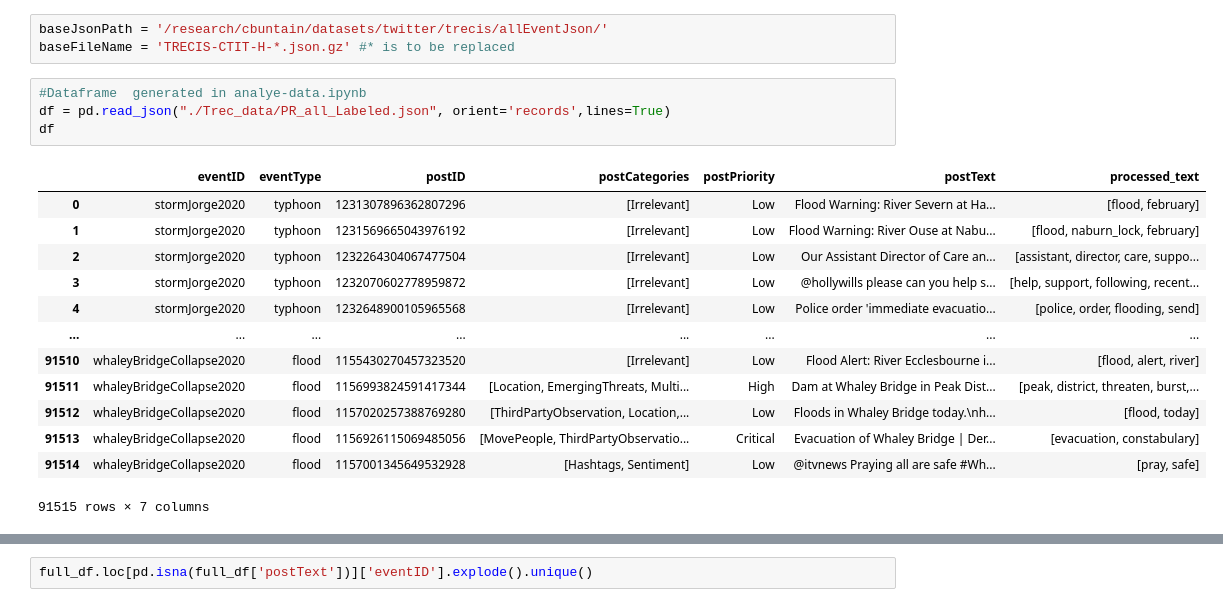
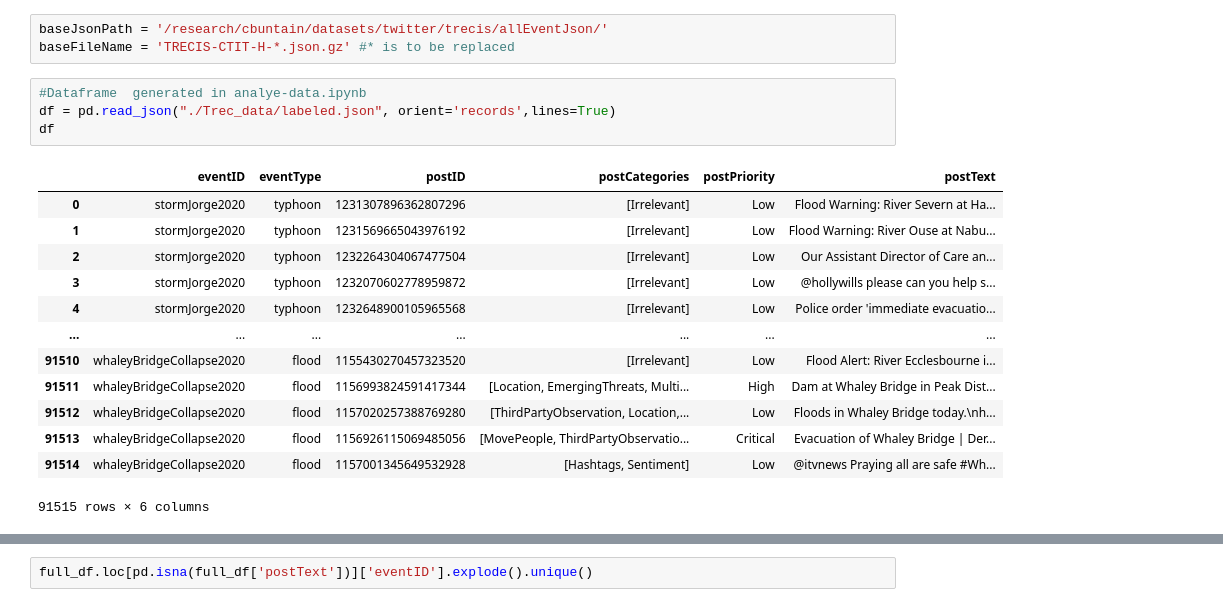
Before and after one commit to acpedersen/REU-2021, a Jupyter notebook: collect-tweets.ipynb, the cells around one changed output, grey strips where cells are left out. Cells and saved outputs as stored; diff of their text form.

Commit message:
updated sbert using regular text

```diff
--- a/collect-tweets.ipynb
+++ b/collect-tweets.ipynb
@@ -43,22 +43,22 @@ baseJsonPath = '/research/cbuntain/datasets/twitter/trecis/allEventJson/'
 baseFileName = 'TRECIS-CTIT-H-*.json.gz' #* is to be replaced
 # %%
 #Dataframe  generated in analye-data.ipynb
-df = pd.read_json("./Trec_data/PR_all_Labeled.json", orient='records',lines=True)
+df = pd.read_json("./Trec_data/labeled.json", orient='records',lines=True)
 df
 # %% [output]
-|  | eventID | eventType | postID | postCategories | postPriority | postText | processed_text |
-| 0 | stormJorge2020 | typhoon | 1231307896362807296 | [Irrelevant] | Low | Flood Warning: River Severn at Ha... | [flood, february] |
-| 1 | stormJorge2020 | typhoon | 1231569665043976192 | [Irrelevant] | Low | Flood Warning: River Ouse at Nabu... | [flood, naburn_lock, february] |
-| 2 | stormJorge2020 | typhoon | 1232264304067477504 | [Irrelevant] | Low | Our Assistant Director of Care an... | [assistant, director, care, suppo... |
-| 3 | stormJorge2020 | typhoon | 1232070602778959872 | [Irrelevant] | Low | @hollywills please can you help s... | [help, support, following, recent... |
-| 4 | stormJorge2020 | typhoon | 1232648900105965568 | [Irrelevant] | Low | Police order 'immediate evacuatio... | [police, order, flooding, send] |
-| ... | ... | ... | ... | ... | ... | ... | ... |
-| 91510 | whaleyBridgeCollapse2020 | flood | 1155430270457323520 | [Irrelevant] | Low | Flood Alert: River Ecclesbourne i... | [flood, alert, river] |
-| 91511 | whaleyBridgeCollapse2020 | flood | 1156993824591417344 | [Location, EmergingThreats, Multi... | High | Dam at Whaley Bridge in Peak Dist... | [peak, district, threaten, burst,... |
-| 91512 | whaleyBridgeCollapse2020 | flood | 1157020257388769280 | [ThirdPartyObservation, Location,... | Low | Floods in Whaley Bridge today.\nh... | [flood, today] |
-| 91513 | whaleyBridgeCollapse2020 | flood | 1156926115069485056 | [MovePeople, ThirdPartyObservatio... | Critical | Evacuation of Whaley Bridge | Der... | [evacuation, constabulary] |
-| 91514 | whaleyBridgeCollapse2020 | flood | 1157001345649532928 | [Hashtags, Sentiment] | Low | @itvnews Praying all are safe #Wh... | [pray, safe] |
+|  | eventID | eventType | postID | postCategories | postPriority | postText |
+| 0 | stormJorge2020 | typhoon | 1231307896362807296 | [Irrelevant] | Low | Flood Warning: River Severn at Ha... |
+| 1 | stormJorge2020 | typhoon | 1231569665043976192 | [Irrelevant] | Low | Flood Warning: River Ouse at Nabu... |
+| 2 | stormJorge2020 | typhoon | 1232264304067477504 | [Irrelevant] | Low | Our Assistant Director of Care an... |
+| 3 | stormJorge2020 | typhoon | 1232070602778959872 | [Irrelevant] | Low | @hollywills please can you help s... |
+| 4 | stormJorge2020 | typhoon | 1232648900105965568 | [Irrelevant] | Low | Police order 'immediate evacuatio... |
+| ... | ... | ... | ... | ... | ... | ... |
+| 91510 | whaleyBridgeCollapse2020 | flood | 1155430270457323520 | [Irrelevant] | Low | Flood Alert: River Ecclesbourne i... |
+| 91511 | whaleyBridgeCollapse2020 | flood | 1156993824591417344 | [Location, EmergingThreats, Multi... | High | Dam at Whaley Bridge in Peak Dist... |
+| 91512 | whaleyBridgeCollapse2020 | flood | 1157020257388769280 | [ThirdPartyObservation, Location,... | Low | Floods in Whaley Bridge today.\nh... |
+| 91513 | whaleyBridgeCollapse2020 | flood | 1156926115069485056 | [MovePeople, ThirdPartyObservatio... | Critical | Evacuation of Whaley Bridge | Der... |
+| 91514 | whaleyBridgeCollapse2020 | flood | 1157001345649532928 | [Hashtags, Sentiment] | Low | @itvnews Praying all are safe #Wh... |
-91515 rows × 7 columns
+91515 rows × 6 columns
 # %%
 #Run through each json file and see if it relates
 recordCount = 123
```
Also changed, not shown: parts of 12 cells of this notebook.
